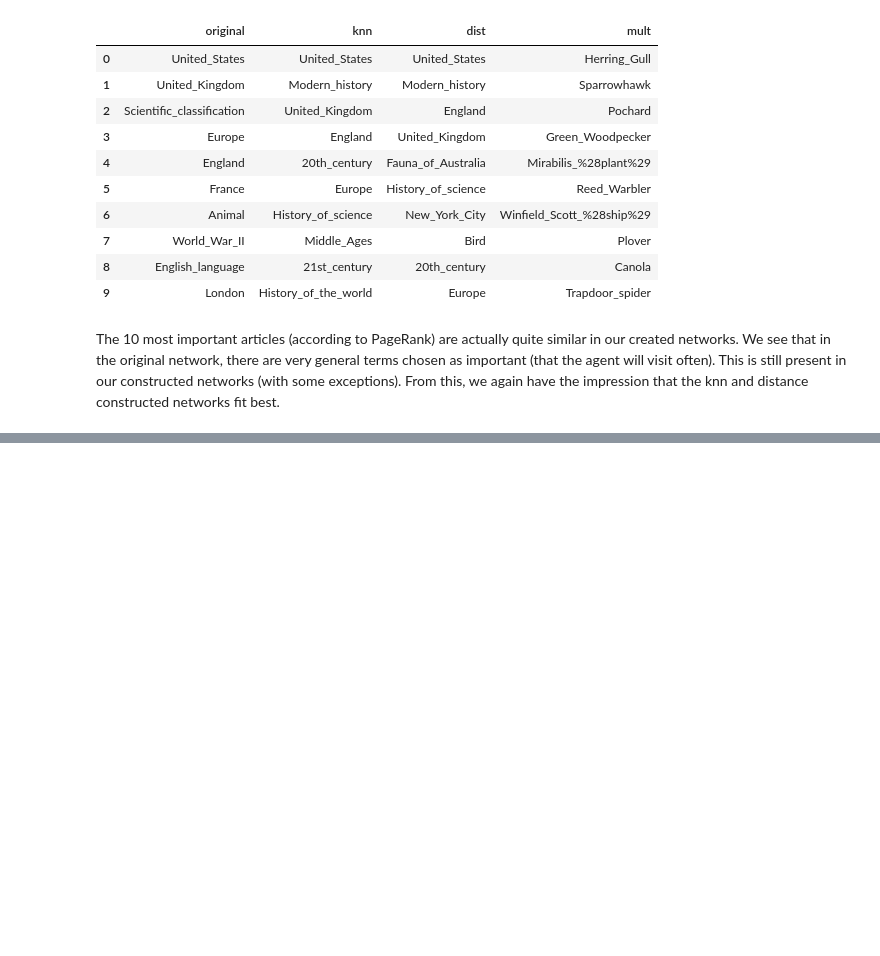
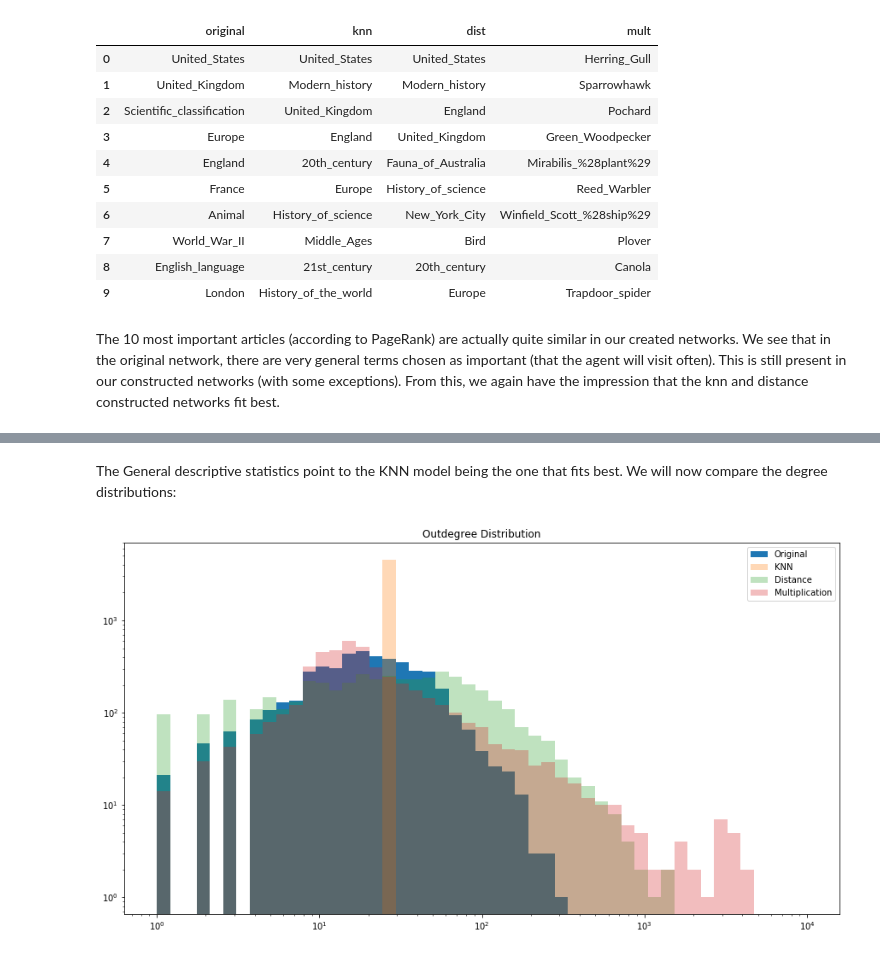
Before and after one commit to mattminder/ntds_24, a Jupyter notebook: Project/project.ipynb, the cells around one changed output, grey strips where cells are left out. Saved outputs shown, nothing was run; the diff lists cells and outputs as text; code cells hidden in the pictures; blank space fills up the shorter version.

```diff
--- a/Project/project.ipynb
+++ b/Project/project.ipynb
@@ -510,0 +543,17 @@ The 10 most important articles (according to PageRank) are actually quite simila
+# %% [markdown]
+The General descriptive statistics point to the KNN model being the one that fits best.
+We will now compare the degree distributions:
+# %%
+max_val=10000
+plt.figure(figsize=(15,8))
+logbins = np.logspace(0, math.log10(max_val), num=50)
+plt.hist(dir_adj.sum(axis=1), log=True, bins=logbins, label='Original')
+plt.hist(knn_adj.sum(axis=1), log=True, bins=logbins, label='KNN',alpha=0.3)
+plt.hist(dist_adj.sum(axis=1), log=True, bins=logbins, label='Distance',alpha=0.3)
+plt.hist(mult_adj.sum(axis=1), log=True, bins=logbins, label='Multiplication',alpha=0.3)
+plt.xscale("log")
+plt.legend()
+plt.title('Outdegree Distribution')
+plt.show()
+# %% [output]
+[figure, added]
```
Also changed, not shown: parts of 11 cells of this notebook.
